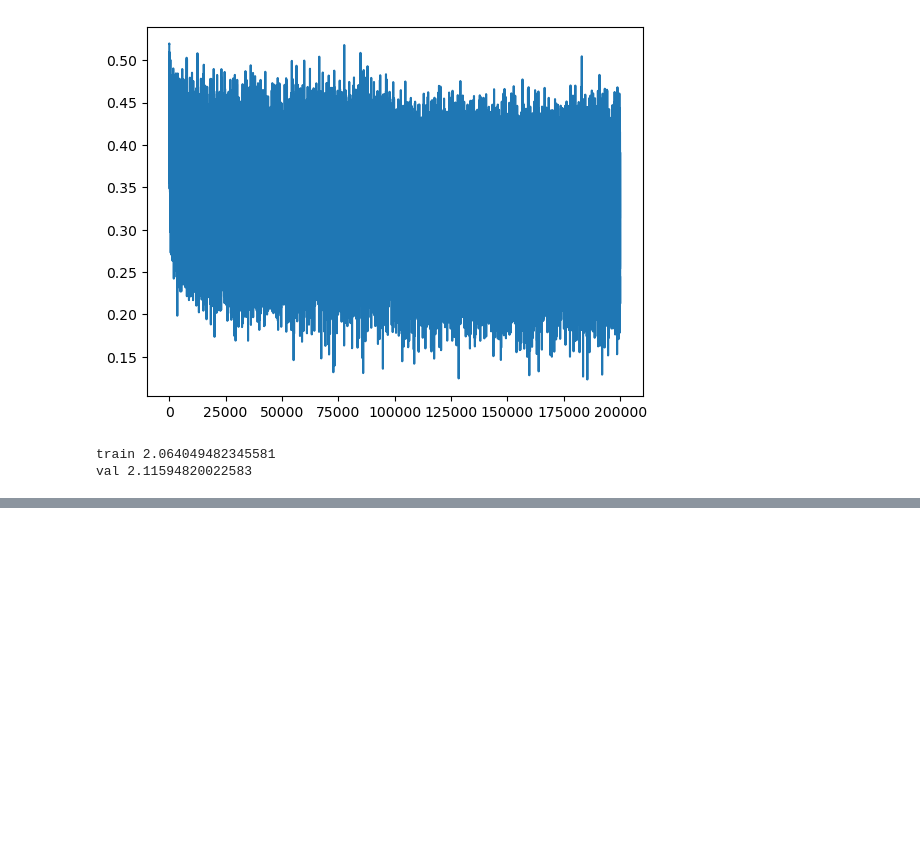
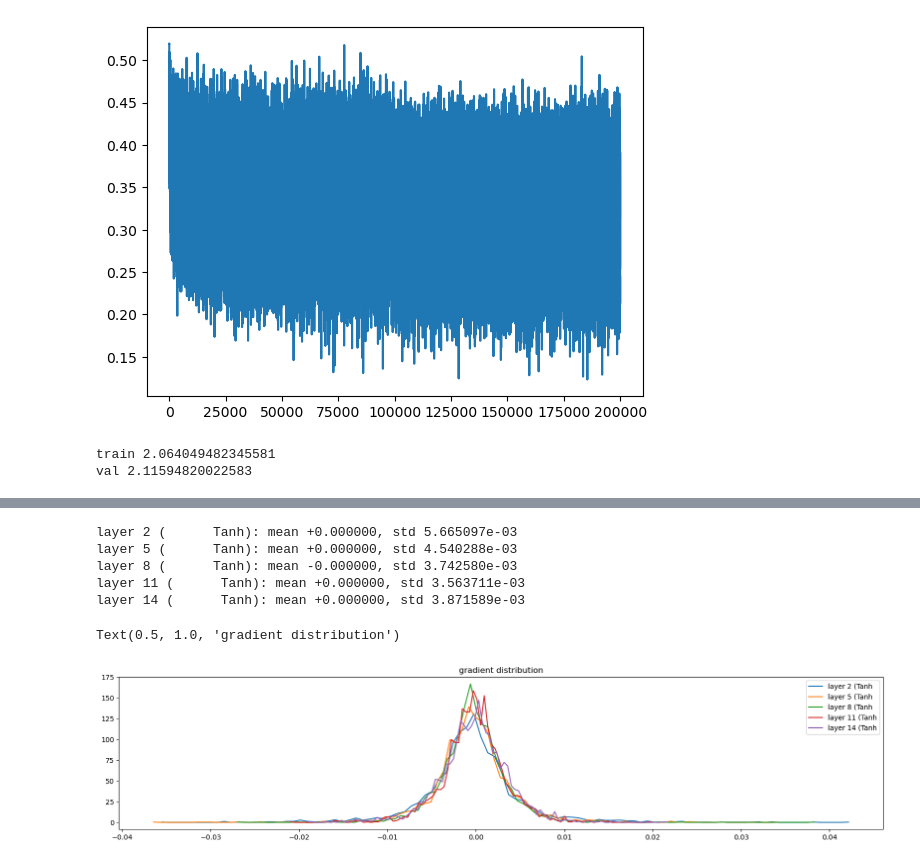
Before and after one commit to ash01825/ML-notes, a Jupyter notebook: makemore/bn/makemore-bn.ipynb, the cells around one changed output, grey strips where cells are left out. Saved outputs shown, nothing was run; the diff lists cells and outputs as text; code cells hidden in the pictures; blank space fills up the shorter version.

```diff
--- a/makemore/bn/makemore-bn.ipynb
+++ b/makemore/bn/makemore-bn.ipynb
@@ -166,0 +319,20 @@ val 2.11594820022583
+# %%
+plt.figure(figsize=(20, 4))
+legends = []
+for i, layer in enumerate(layers[:-1]):
+  if isinstance(layer, Tanh):
+    t = layer.out.grad
+    print('layer %d (%10s): mean %+f, std %e' % (i, layer.__class__.__name__, t.mean(), t.std()))
+    hy, hx = torch.histogram(t, density=True)
+    plt.plot(hx[:-1].detach(), hy.detach())
+    legends.append(f'layer {i} ({layer.__class__.__name__}')
+plt.legend(legends);
+plt.title('gradient distribution')
+# %% [output]
+layer 2 (      Tanh): mean +0.000000, std 5.665097e-03
+layer 5 (      Tanh): mean +0.000000, std 4.540288e-03
+layer 8 (      Tanh): mean -0.000000, std 3.742580e-03
+layer 11 (      Tanh): mean +0.000000, std 3.563711e-03
+layer 14 (      Tanh): mean +0.000000, std 3.871589e-03
+Text(0.5, 1.0, 'gradient distribution')
+[figure, added]
```
Also changed, not shown: parts of 6 cells of this notebook.
